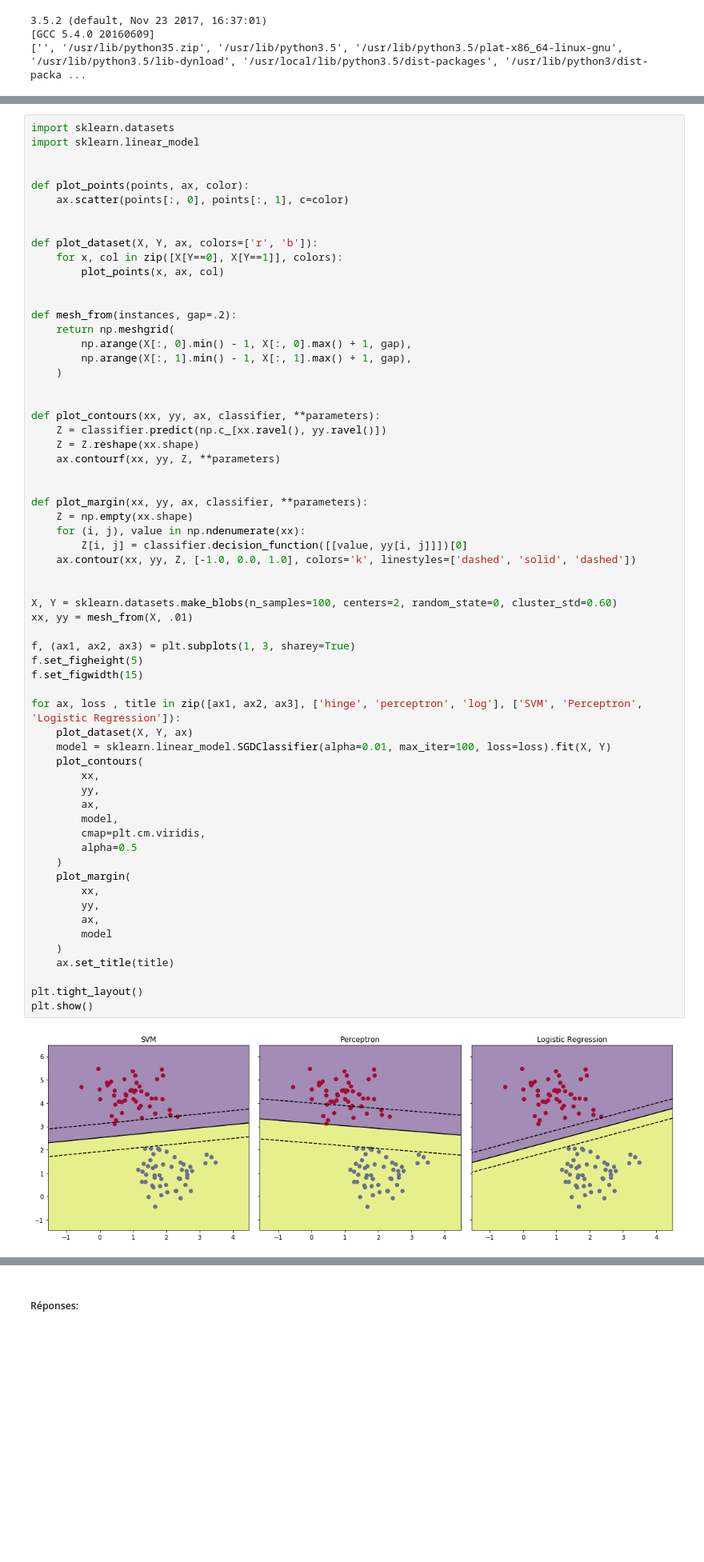
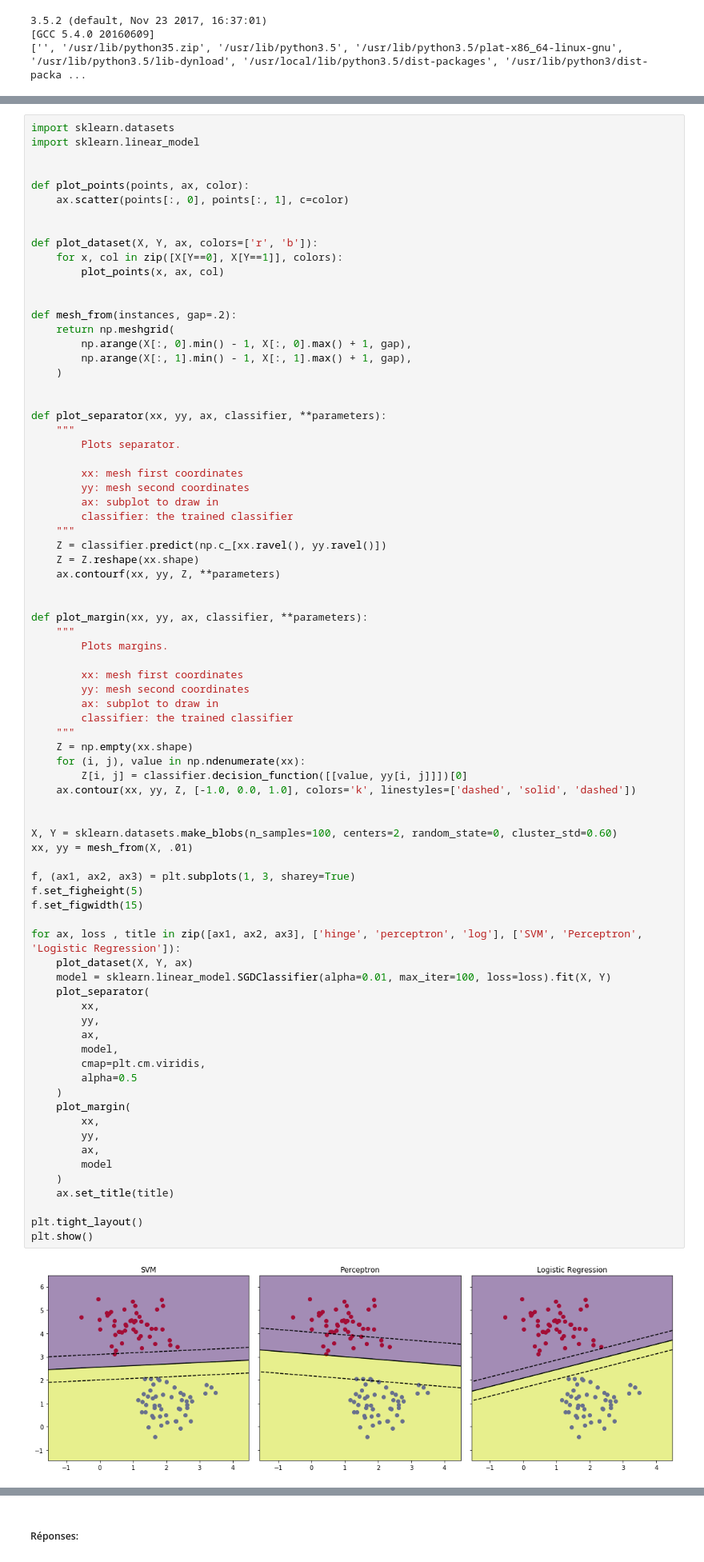
Before and after one commit to ethiy/svm-fs, a Jupyter notebook: TP/tp_svm_fs.ipynb, the cells around one changed output, grey strips where cells are left out. Shown at 80% size. Drawn from its saved outputs; the diff is of its cells as text; blank space fills up the shorter version.

```diff
--- a/TP/tp_svm_fs.ipynb
+++ b/TP/tp_svm_fs.ipynb
@@ -121,13 +108,29 @@ def mesh_from(instances, gap=.2):
     )
 
 
-def plot_contours(xx, yy, ax, classifier, **parameters):
+def plot_separator(xx, yy, ax, classifier, **parameters):
+    """
+        Plots separator.
+
+        xx: mesh first coordinates
+        yy: mesh second coordinates
+        ax: subplot to draw in
+        classifier: the trained classifier
+    """
     Z = classifier.predict(np.c_[xx.ravel(), yy.ravel()])
     Z = Z.reshape(xx.shape)
     ax.contourf(xx, yy, Z, **parameters)
 
 
 def plot_margin(xx, yy, ax, classifier, **parameters):
+    """
+        Plots margins.
+
+        xx: mesh first coordinates
+        yy: mesh second coordinates
+        ax: subplot to draw in
+        classifier: the trained classifier
+    """
     Z = np.empty(xx.shape)
     for (i, j), value in np.ndenumerate(xx):
         Z[i, j] = classifier.decision_function([[value, yy[i, j]]])[0]
@@ -135,32 +138,32 @@ def plot_margin(xx, yy, ax, classifier, **parameters):
 
 
 X, Y = sklearn.datasets.make_blobs(n_samples=100, centers=2, random_state=0, cluster_std=0.60)
 xx, yy = mesh_from(X, .01)
 
 f, (ax1, ax2, ax3) = plt.subplots(1, 3, sharey=True)
 f.set_figheight(5)
 f.set_figwidth(15)
 
 for ax, loss , title in zip([ax1, ax2, ax3], ['hinge', 'perceptron', 'log'], ['SVM', 'Perceptron', 'Logistic Regression']):
     plot_dataset(X, Y, ax)
     model = sklearn.linear_model.SGDClassifier(alpha=0.01, max_iter=100, loss=loss).fit(X, Y)
-    plot_contours(
+    plot_separator(
         xx,
         yy,
         ax,
         model,
         cmap=plt.cm.viridis,
         alpha=0.5
     )
     plot_margin(
         xx,
         yy,
         ax,
         model
     )
     ax.set_title(title)
 
 plt.tight_layout()
 plt.show()
 # %% [output]
-[figure, old version]
+[figure, new version]
```
Also changed, not shown: parts of 25 cells of this notebook.
